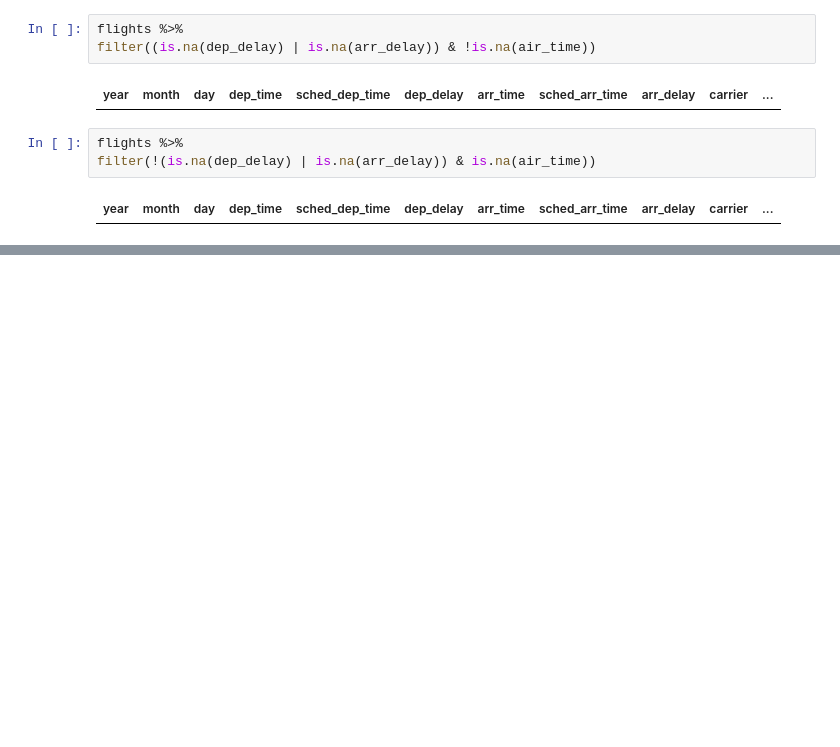
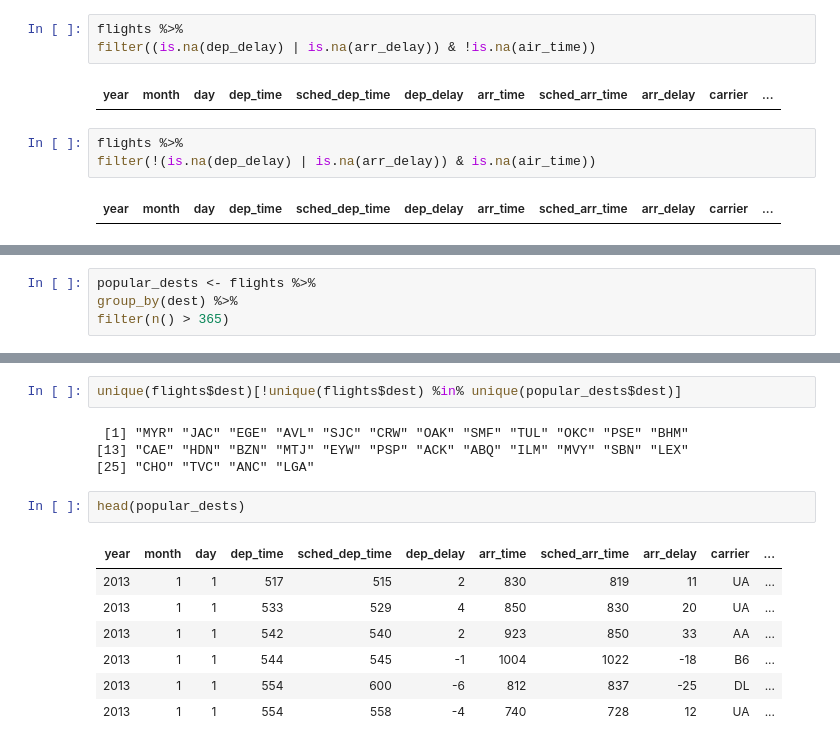
Before and after one commit to khanhnguyendata/R-for-data-science, a Jupyter notebook: 3-Data_transformation_with_dplyr/3.ipynb, the cells around one changed output, grey strips where cells are left out. Saved outputs shown, nothing was run; the diff lists cells and outputs as text; blank space fills up the shorter version.

```diff
--- a/3-Data_transformation_with_dplyr/3.ipynb
+++ b/3-Data_transformation_with_dplyr/3.ipynb
@@ -773,0 +786,4 @@ filter(!(is.na(dep_delay) | is.na(arr_delay)) & is.na(air_time))
+# %%
+popular_dests <- flights %>%
+group_by(dest) %>%
+filter(n() > 365)
@@ -773,0 +800,16 @@ filter(!(is.na(dep_delay) | is.na(arr_delay)) & is.na(air_time))
+# %%
+unique(flights$dest)[!unique(flights$dest) %in% unique(popular_dests$dest)]
+# %% [output]
+ [1] "MYR" "JAC" "EGE" "AVL" "SJC" "CRW" "OAK" "SMF" "TUL" "OKC" "PSE" "BHM"
+[13] "CAE" "HDN" "BZN" "MTJ" "EYW" "PSP" "ACK" "ABQ" "ILM" "MVY" "SBN" "LEX"
+[25] "CHO" "TVC" "ANC" "LGA"
+# %%
+head(popular_dests)
+# %% [output]
+| year | month | day | dep_time | sched_dep_time | dep_delay | arr_time | sched_arr_time | arr_delay | carrier | ... |
+| 2013 | 1 | 1 | 517 | 515 | 2 | 830 | 819 | 11 | UA | ... |
+| 2013 | 1 | 1 | 533 | 529 | 4 | 850 | 830 | 20 | UA | ... |
+| 2013 | 1 | 1 | 542 | 540 | 2 | 923 | 850 | 33 | AA | ... |
+| 2013 | 1 | 1 | 544 | 545 | -1 | 1004 | 1022 | -18 | B6 | ... |
+| 2013 | 1 | 1 | 554 | 600 | -6 | 812 | 837 | -25 | DL | ... |
+| 2013 | 1 | 1 | 554 | 558 | -4 | 740 | 728 | 12 | UA | ... |
```
Also changed, not shown: parts of 19 cells of this notebook, 1 other file.
